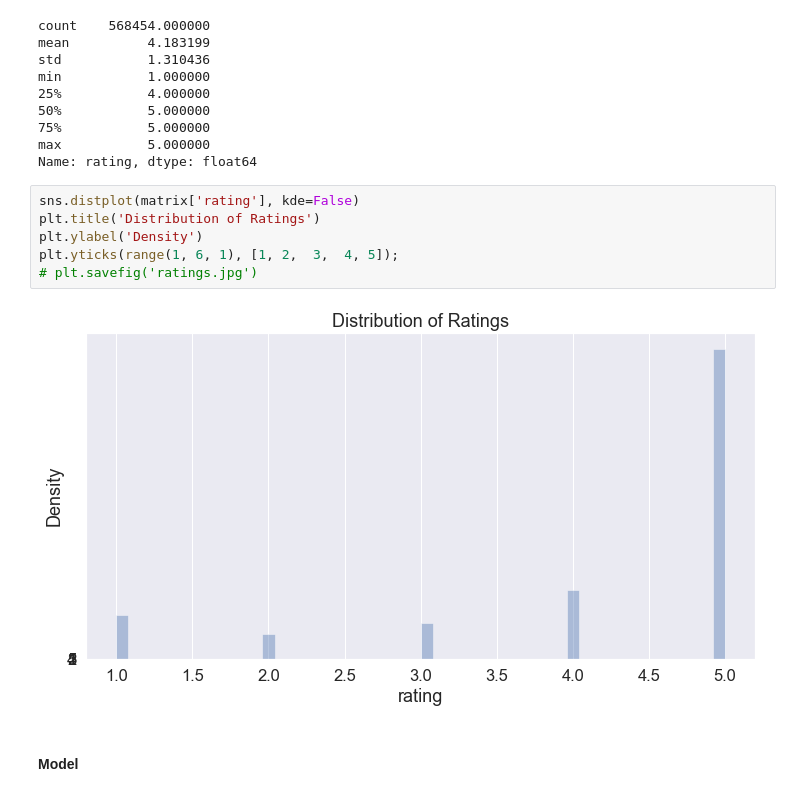
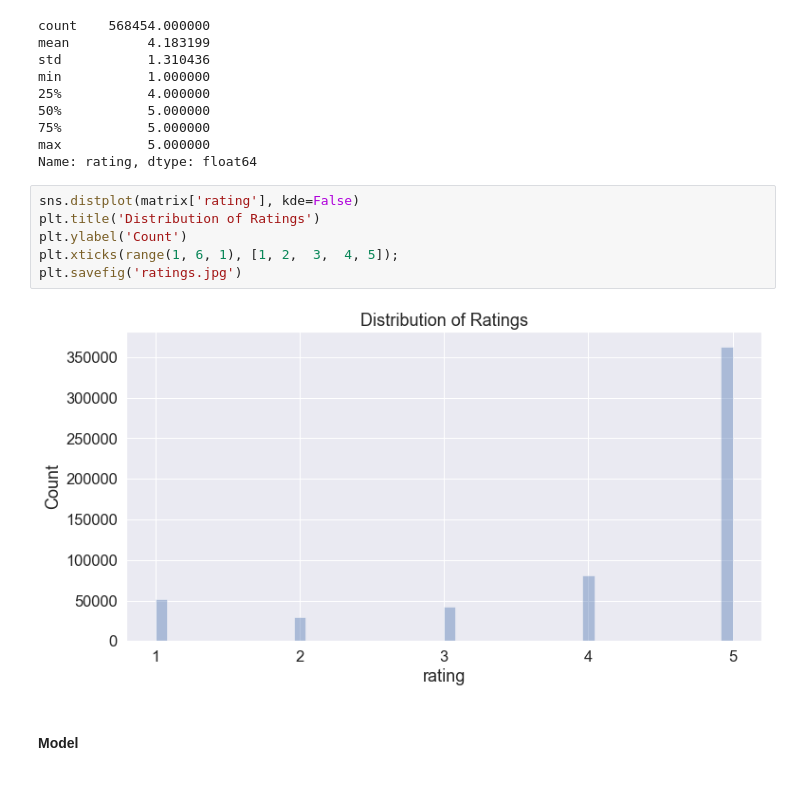
Before and after one commit to unit-00/amazon_fine_food, a Jupyter notebook: model/prototype.ipynb, the cells around one changed output. Cells and saved outputs as stored; diff of their text form.

Commit message:
Change y label from density to count

```diff
--- a/model/prototype.ipynb
+++ b/model/prototype.ipynb
@@ -153,11 +153,11 @@ Name: rating, dtype: float64
 # %%
 sns.distplot(matrix['rating'], kde=False)
 plt.title('Distribution of Ratings')
-plt.ylabel('Density')
-plt.yticks(range(1, 6, 1), [1, 2,  3,  4, 5]);
-# plt.savefig('ratings.jpg')
+plt.ylabel('Count')
+plt.xticks(range(1, 6, 1), [1, 2,  3,  4, 5]);
+plt.savefig('ratings.jpg')
 # %% [output]
-[figure, old version]
+[figure, new version]
 # %% [markdown]
 #### Model
 # %%
```
Also changed, not shown: parts of 2 cells of this notebook, 3 other files.
